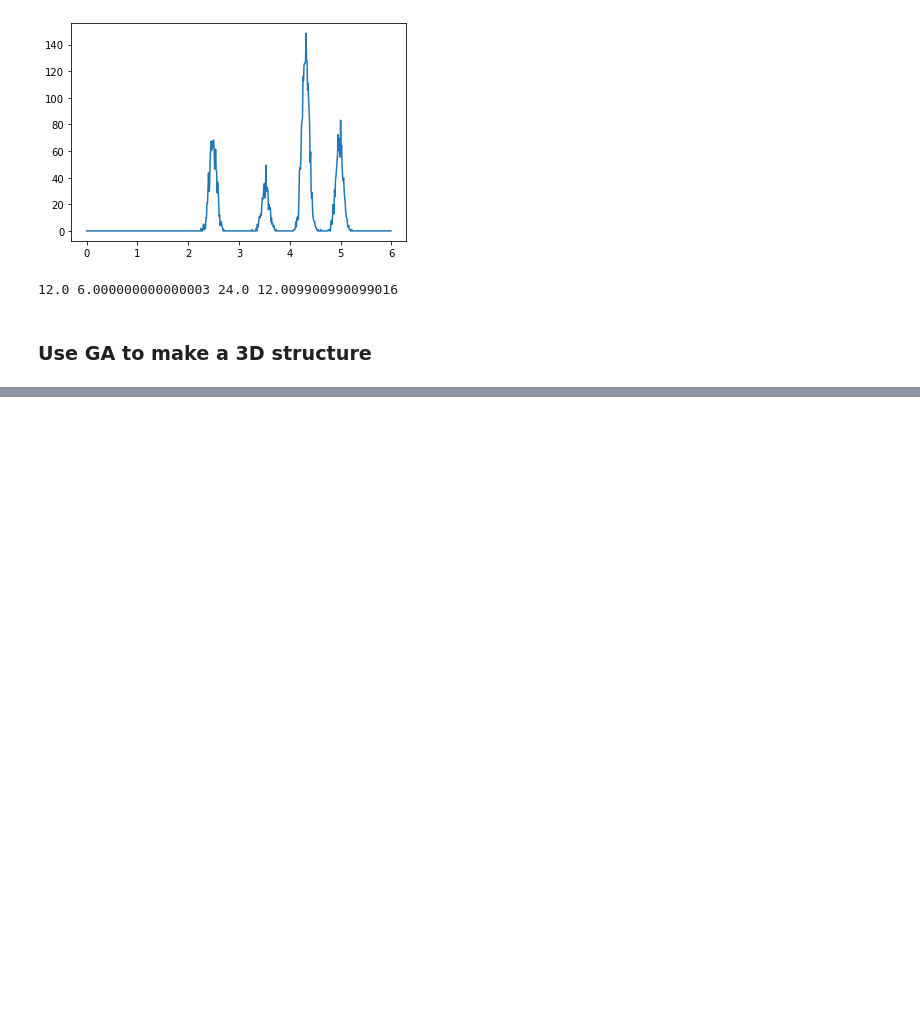
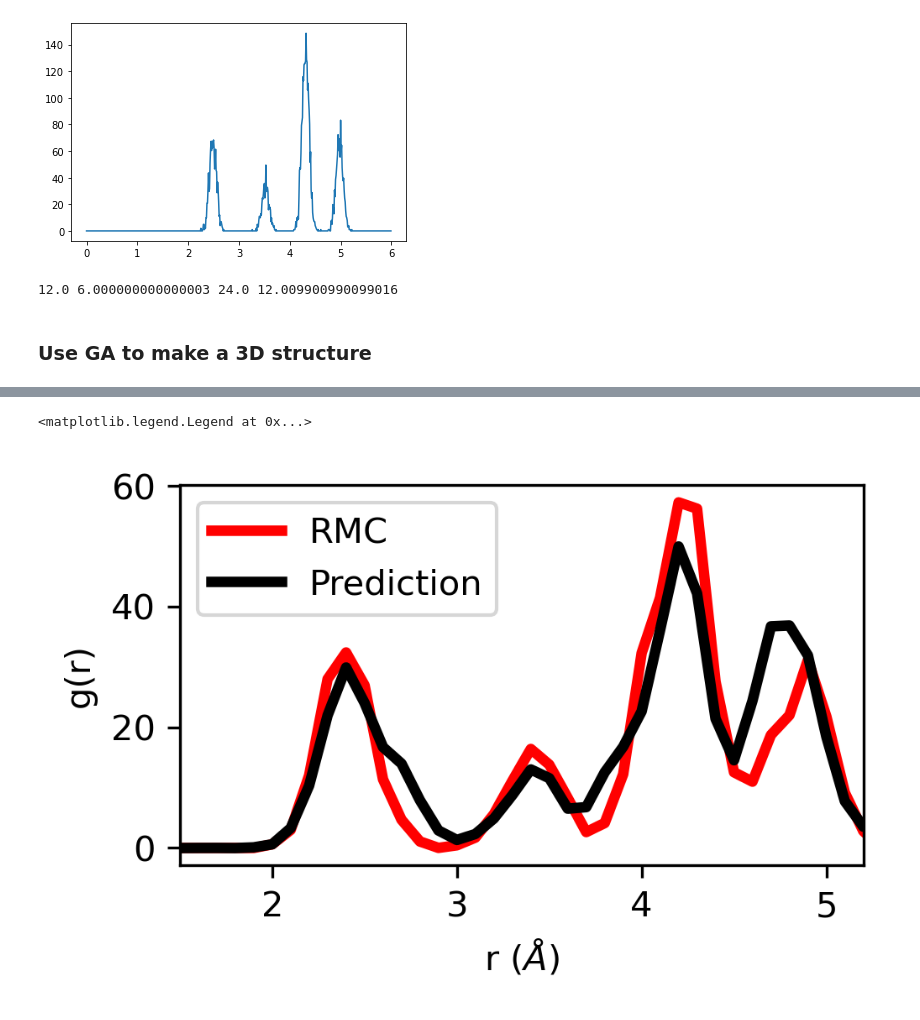
Before and after one commit to nmarcella/Xron, a Jupyter notebook: Objective_training/Ni_Bulk.ipynb, the cells around one changed output, grey strips where cells are left out. Cells and saved outputs as stored; diff of their text form; code cells hidden in the pictures; blank space fills up the shorter version.

```diff
--- a/Objective_training/Ni_Bulk.ipynb
+++ b/Objective_training/Ni_Bulk.ipynb
@@ -414,0 +1134,27 @@ write_xyz_file('.\\Data_Ni_Bulk\\GA\\Ni_Bulk.xyz',  np.concatenate((np.array([[0
+# %%
+from tensorflow.keras.callbacks import ModelCheckpoint
+
+# Define the path for the best weights
+best_weights_path = ".\\Data_Ni_Bulk\\NN\\Training_Checkpoints\\best_weights.ckpt"
+
+# Create a ModelCheckpoint callback to save the best weights
+checkpoint_callback = ModelCheckpoint(filepath=best_weights_path,
+                                      save_best_only=True,
+                                      monitor='val_loss',
+                                      mode='min',
+                                      verbose=0)
+
+if os.path.exists(best_weights_path):
+    shutil.rmtree(best_weights_path)
+
+# Assuming x_train, y_train, x_val, y_val are already defined
+try:
+    batch_size = 64
+    steps_per_epoch = int(160000 / batch_size)  # or some other value that fits your dataset size
+
+    #train_gen = data_generator(x_train, y_train, batch_size)
+
+    model.fit(data_generator(batch_size), batch_size=batch_size, epochs=100, steps_per_epoch=steps_per_epoch, validation_data= (x_test_rs, y_test), callbacks=[checkpoint_callback])
+except KeyboardInterrupt:
+    print("\nInterrupted by user. Loading best weights and stopping training.")
+    model.load_weights(best_weights_path)
@@ -414,0 +1195,2 @@ write_xyz_file('.\\Data_Ni_Bulk\\GA\\Ni_Bulk.xyz',  np.concatenate((np.array([[0
+# %%
+all_predictions = model.predict(x_test_rs)
@@ -414,0 +1199,13 @@ write_xyz_file('.\\Data_Ni_Bulk\\GA\\Ni_Bulk.xyz',  np.concatenate((np.array([[0
+# %%
+# e.g. index 200
+fig, ax = plt.subplots(figsize=(3.5,2), dpi=300)
+
+plt.plot(rmesh[15:55], y_test[200], color="red", linewidth=3, label="RMC")
+plt.plot(rmesh[15:55], all_predictions[200].reshape(-1), color="black", linewidth=3, label="Prediction")
+plt.xlim(1.5,5.2)
+plt.xlabel("r ($\AA$)")
+plt.ylabel("g(r)")
+plt.legend()
+# %% [output]
+<matplotlib.legend.Legend at 0x...>
+[figure, added]
```
Also changed, not shown: parts of 33 cells of this notebook, 19 other files.
